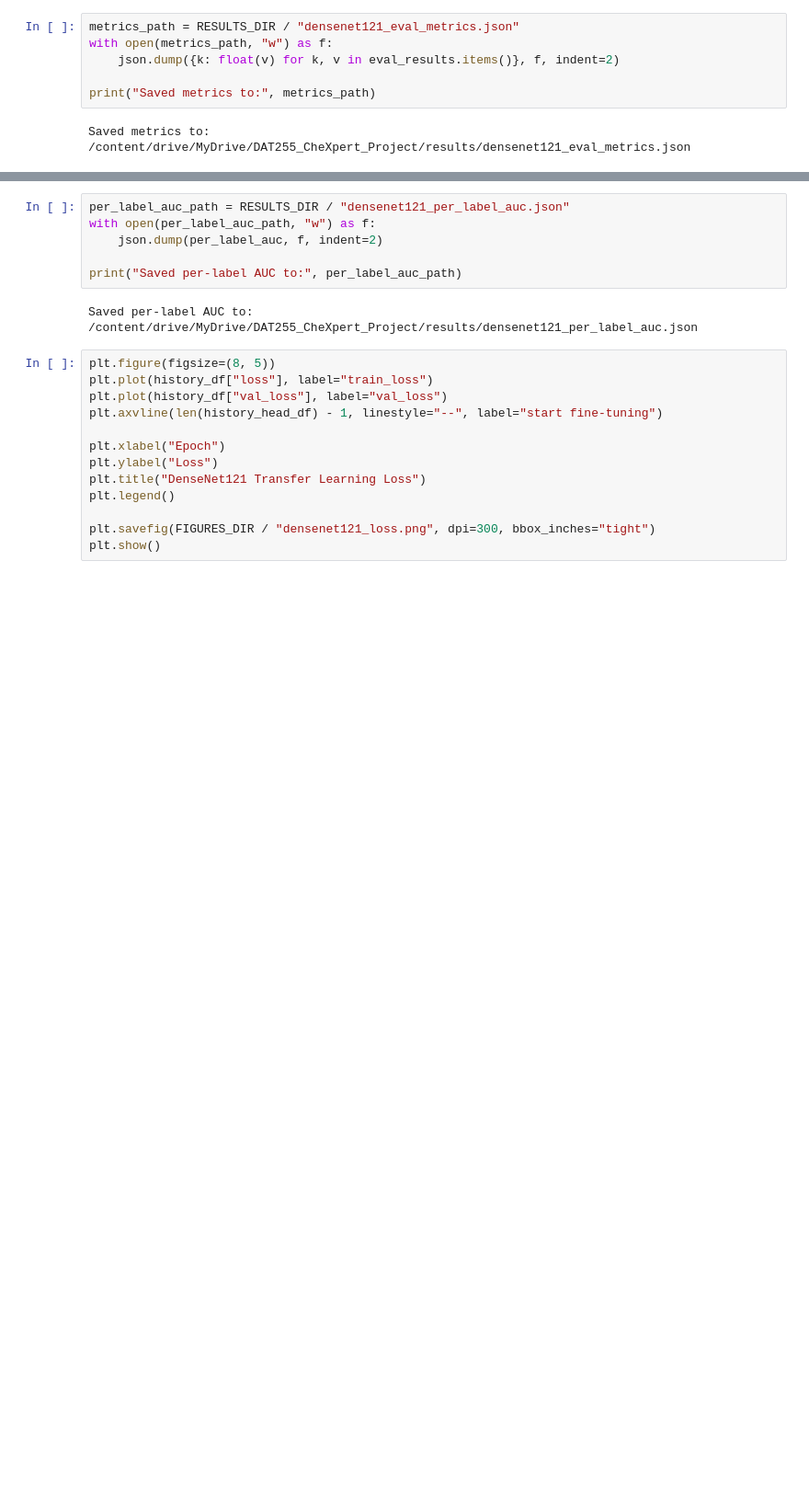
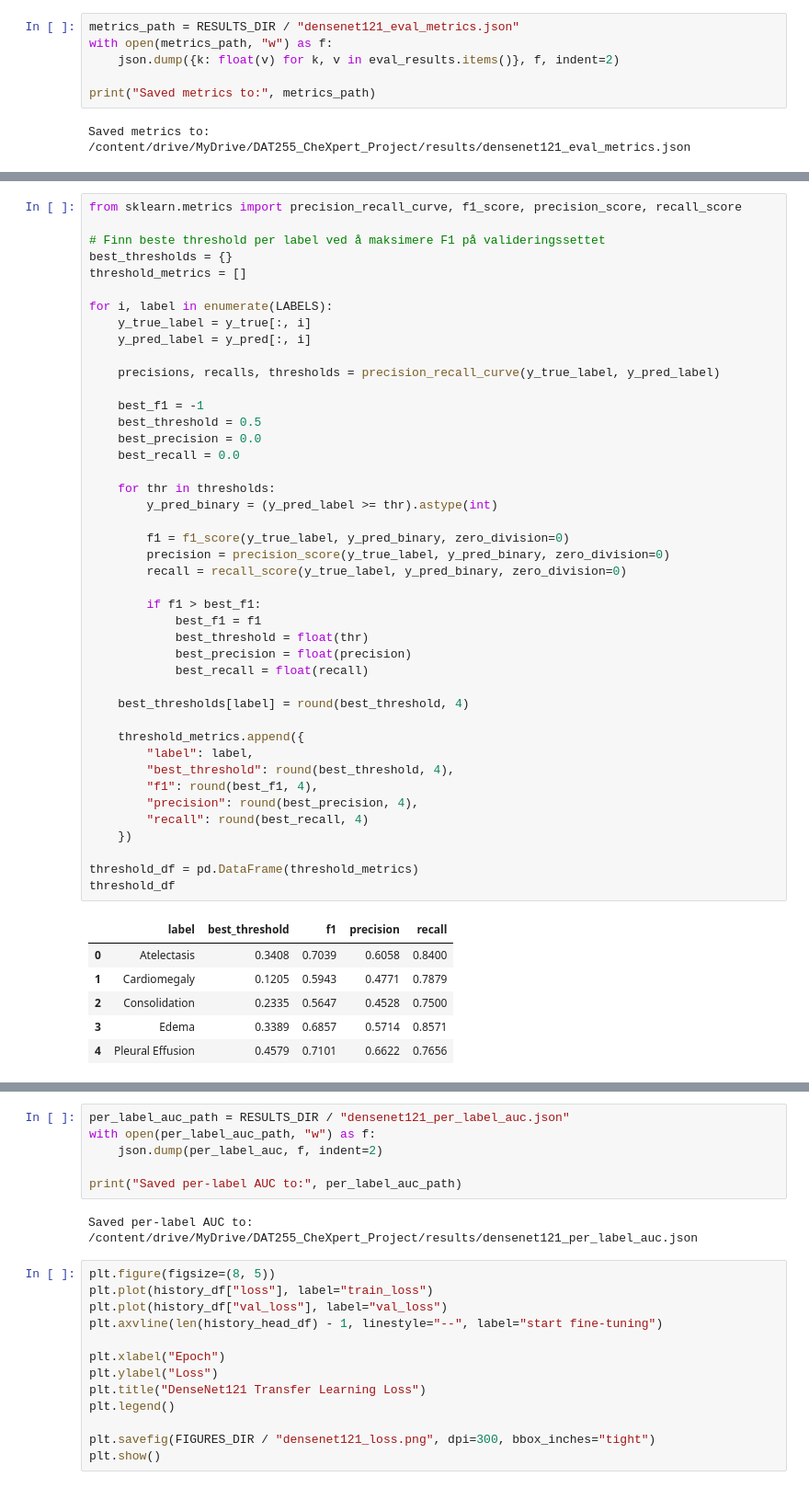
Before and after one commit to teresatraan/DAT255_CheXpert_Project, a Jupyter notebook: notebooks/04_transfer_learning_densenet121.ipynb, the cells around one changed output, grey strips where cells are left out. Shown at 92% size. Cells and saved outputs as stored; diff of their text form; blank space fills up the shorter version.

```diff
--- a/notebooks/04_transfer_learning_densenet121.ipynb
+++ b/notebooks/04_transfer_learning_densenet121.ipynb
@@ -535,3 +537,53 @@ print("y_pred shape:", y_pred.shape)
 Saved predictions to: /content/drive/MyDrive/DAT255_CheXpert_Project/results/densenet121_validation_predictions.csv
 y_true shape: (202, 5)
 y_pred shape: (202, 5)
+# %%
+from sklearn.metrics import precision_recall_curve, f1_score, precision_score, recall_score
+
+# Finn beste threshold per label ved å maksimere F1 på valideringssettet
+best_thresholds = {}
+threshold_metrics = []
+
+for i, label in enumerate(LABELS):
+    y_true_label = y_true[:, i]
+    y_pred_label = y_pred[:, i]
+
+    precisions, recalls, thresholds = precision_recall_curve(y_true_label, y_pred_label)
+
+    best_f1 = -1
+    best_threshold = 0.5
+    best_precision = 0.0
+    best_recall = 0.0
+
+    for thr in thresholds:
+        y_pred_binary = (y_pred_label >= thr).astype(int)
+
+        f1 = f1_score(y_true_label, y_pred_binary, zero_division=0)
+        precision = precision_score(y_true_label, y_pred_binary, zero_division=0)
+        recall = recall_score(y_true_label, y_pred_binary, zero_division=0)
+
+        if f1 > best_f1:
+            best_f1 = f1
+            best_threshold = float(thr)
+            best_precision = float(precision)
+            best_recall = float(recall)
+
+    best_thresholds[label] = round(best_threshold, 4)
+
+    threshold_metrics.append({
+        "label": label,
+        "best_threshold": round(best_threshold, 4),
+        "f1": round(best_f1, 4),
+        "precision": round(best_precision, 4),
+        "recall": round(best_recall, 4)
+    })
+
+threshold_df = pd.DataFrame(threshold_metrics)
+threshold_df
+# %% [output]
+|  | label | best_threshold | f1 | precision | recall |
+| 0 | Atelectasis | 0.3408 | 0.7039 | 0.6058 | 0.8400 |
+| 1 | Cardiomegaly | 0.1205 | 0.5943 | 0.4771 | 0.7879 |
+| 2 | Consolidation | 0.2335 | 0.5647 | 0.4528 | 0.7500 |
+| 3 | Edema | 0.3389 | 0.6857 | 0.5714 | 0.8571 |
+| 4 | Pleural Effusion | 0.4579 | 0.7101 | 0.6622 | 0.7656 |
```
Also changed, not shown: parts of 15 cells of this notebook, 3 other files.
